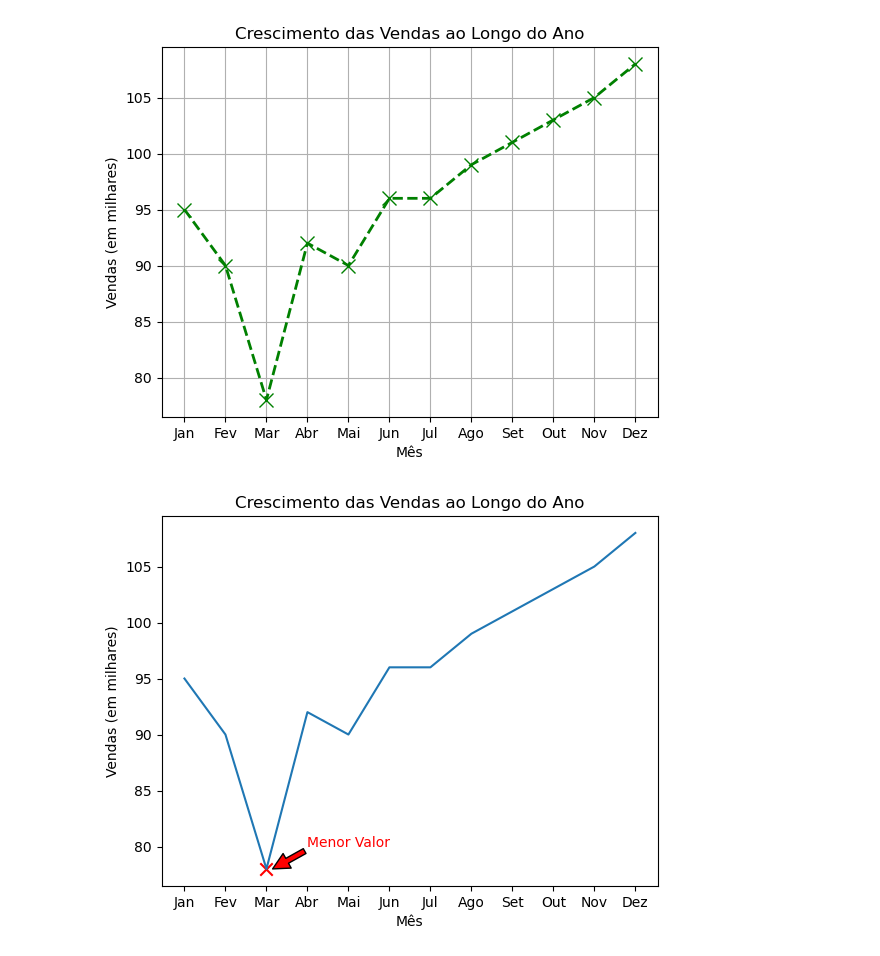
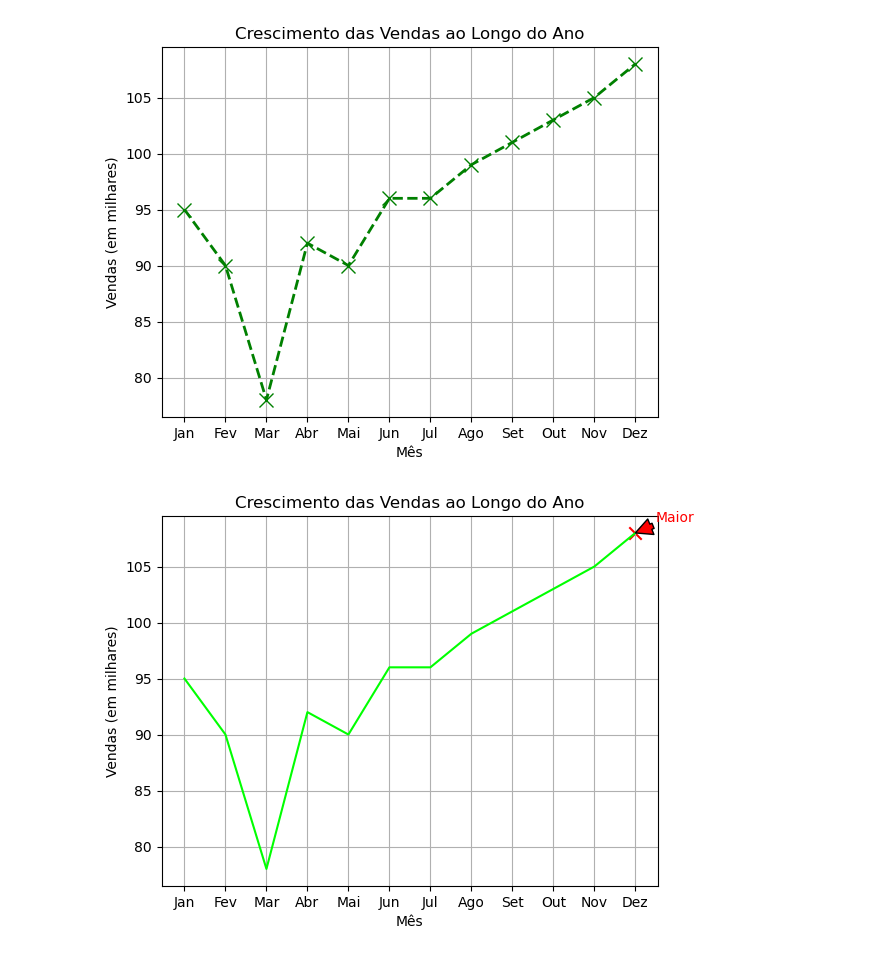
Before and after one commit to ikaromm/Matplotlib_Study, a Jupyter notebook: pyplot/line_plot.ipynb, the cells around one changed output. Drawn from its saved outputs; the diff is of its cells as text; code cells hidden in the pictures.

Commit message:
Change Plots Charts

```diff
--- a/pyplot/line_plot.ipynb
+++ b/pyplot/line_plot.ipynb
@@ -21,36 +36,54 @@ plt.show()
 # %%
 import matplotlib.pyplot as plt
 import numpy as np
 
-meses = ['Jan', 'Fev', 'Mar', 'Abr', 'Mai', 'Jun', 'Jul', 'Ago', 'Set', 'Out', 'Nov', 'Dez']
+meses = [
+    "Jan",
+    "Fev",
+    "Mar",
+    "Abr",
+    "Mai",
+    "Jun",
+    "Jul",
+    "Ago",
+    "Set",
+    "Out",
+    "Nov",
+    "Dez",
+]
 vendas = [95, 90, 78, 92, 90, 96, 96, 99, 101, 103, 105, 108]
 
 # usando o np where, crie uma lista de marcadores x para o valor mínimo e o para o resto
-marcadores = np.where(vendas == np.min(vendas), 'x', '')
-#array(['', '', 'x', '', '', '', '', '', '', '', '', ''], dtype='<U1')
+marcadores = np.where(vendas == np.max(vendas), "x", "")
+# array(['', '', 'x', '', '', '', '', '', '', '', '', ''], dtype='<U1')
 
-plt.plot(meses, vendas)
+plt.plot(meses, vendas, color = "lime")
 
 for posicao, marcador in enumerate(marcadores):
-    if marcador == 'x':
-        cor = 'red'
+    if marcador == "x":
+        cor = "red"
         tamanho = 80
     else:
-        cor = 'blue'
+        cor = "blue"
         tamanho = 0
     plt.scatter(meses[posicao], vendas[posicao], marker=marcador, s=tamanho, color=cor)
 
-# adicionando uma anotação para mostrar o menor valor em março
-plt.annotate('Menor Valor', color='red', xy=(2.15, 78), xytext=(3, 80), arrowprops=dict(facecolor='red'))
+#anotação para mostrar o maior valor
+plt.annotate(
+    "Maior",
+    color="red",
+    xy=(11, 108),
+    xytext=(11.5, 109),
+    arrowprops=dict(facecolor="red"),
+)
 
-
-
-plt.xlabel('Mês')
-plt.ylabel('Vendas (em milhares)')
-plt.title('Crescimento das Vendas ao Longo do Ano')
+plt.grid(True)
+plt.xlabel("Mês")
+plt.ylabel("Vendas (em milhares)")
+plt.title("Crescimento das Vendas ao Longo do Ano")
 plt.show()
 # %% [output]
-[figure, old version]
+[figure, new version]
 # %%
 import matplotlib.pyplot as plt
 from cycler import cycler
```
Also changed, not shown: parts of 3 cells of this notebook.
